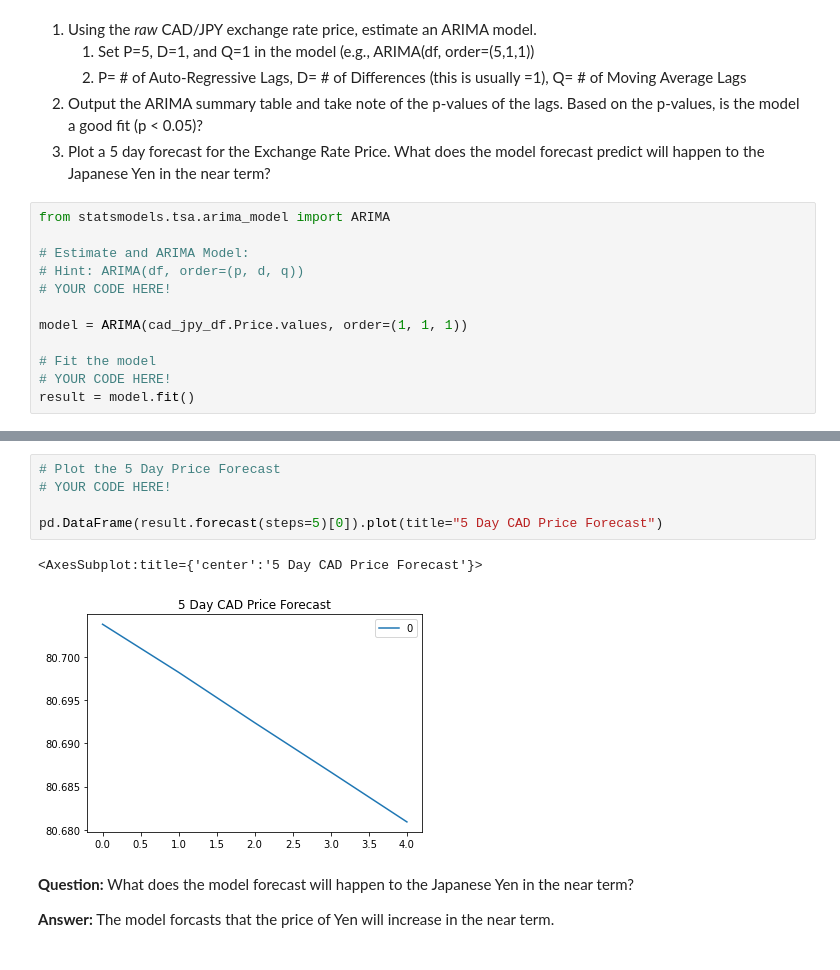
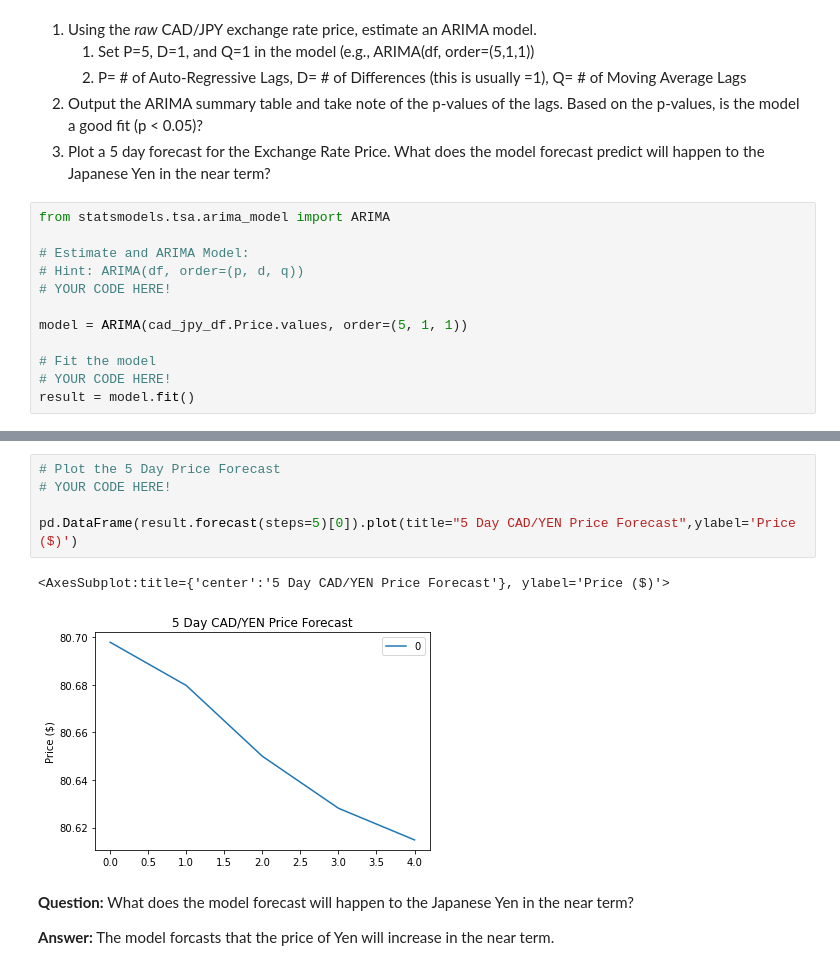
Before and after one commit to muramemory/Fintech-TimeSeries, a Jupyter notebook: Code/time_series_analysis.ipynb, the cells around one changed output, grey strips where cells are left out. Saved outputs shown, nothing was run; the diff lists cells and outputs as text.

```diff
--- a/Code/time_series_analysis.ipynb
+++ b/Code/time_series_analysis.ipynb
@@ -192,7 +192,7 @@ from statsmodels.tsa.arima_model import ARIMA
 # Hint: ARIMA(df, order=(p, d, q))
 # YOUR CODE HERE!
 
-model = ARIMA(cad_jpy_df.Price.values, order=(1, 1, 1))
+model = ARIMA(cad_jpy_df.Price.values, order=(5, 1, 1))
 
 # Fit the model
 # YOUR CODE HERE!
@@ -221,11 +229,11 @@ Roots
 # %%
 # Plot the 5 Day Price Forecast
 # YOUR CODE HERE!
 
-pd.DataFrame(result.forecast(steps=5)[0]).plot(title="5 Day CAD Price Forecast")
+pd.DataFrame(result.forecast(steps=5)[0]).plot(title="5 Day CAD/YEN Price Forecast",ylabel='Price ($)')
 # %% [output]
-<AxesSubplot:title={'center':'5 Day CAD Price Forecast'}>
+<AxesSubplot:title={'center':'5 Day CAD/YEN Price Forecast'}, ylabel='Price ($)'>
-[figure, old version]
+[figure, new version]
 # %% [markdown]
 **Question:** What does the model forecast will happen to the Japanese Yen in the near term?
 
```
Also changed, not shown: parts of 2 cells of this notebook, 10 other files.
